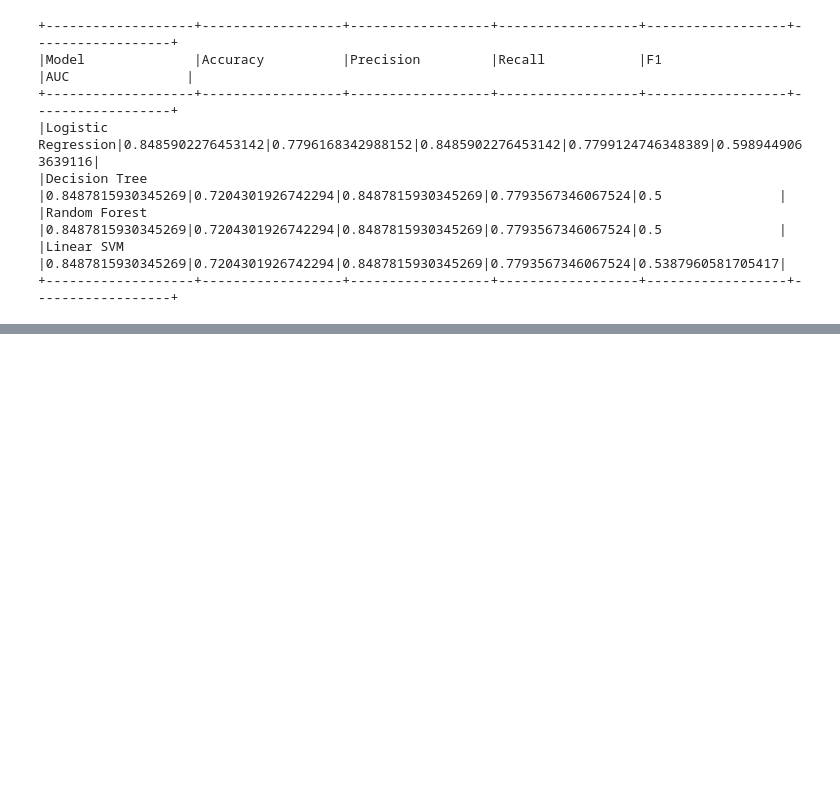
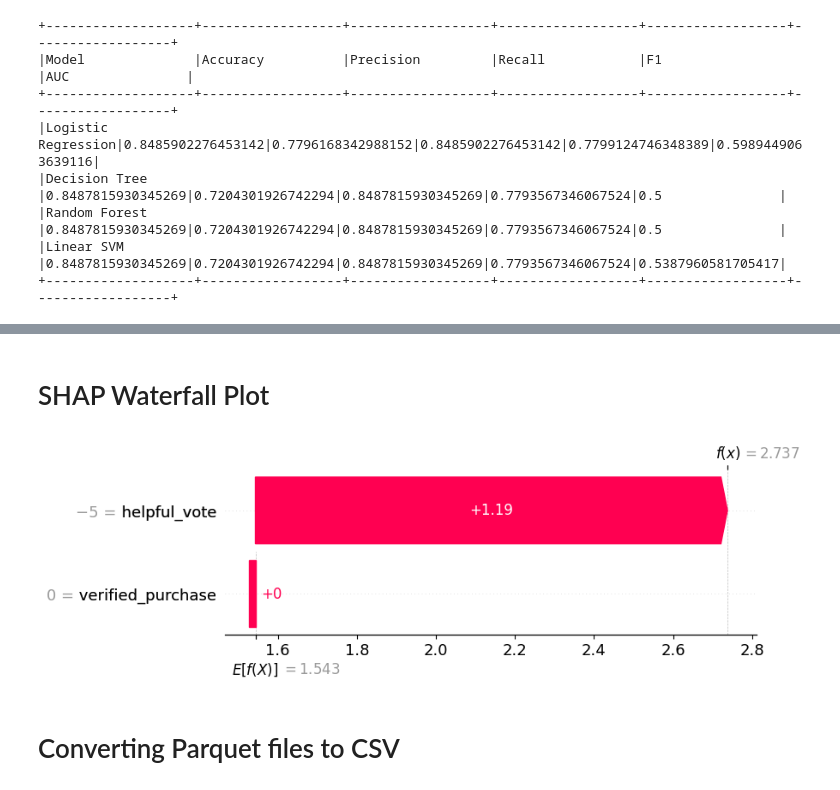
Before and after one commit to safa-najiya/7006SCN2526MAYJUL, a Jupyter notebook: 7006SCN_Initials_16818949/notebooks/Task5.ipynb, the cells around one changed output, grey strips where cells are left out. Saved outputs shown, nothing was run; the diff lists cells and outputs as text; code cells hidden in the pictures; blank space fills up the shorter version.

Commit message:
Adding SHAP with compelte task 5 code

```diff
--- a/7006SCN_Initials_16818949/notebooks/Task5.ipynb
+++ b/7006SCN_Initials_16818949/notebooks/Task5.ipynb
@@ -410,0 +413,17 @@ stability_df.show(truncate=False)
+# %%
+sample = lr_predictions.select("features", "label").limit(500).toPandas()
+
+X = np.array(sample["features"].tolist())
+
+y = sample["label"]
+# %%
+coef = np.array(lr_model.coefficients)
+
+intercept = lr_model.intercept
+# %%
+explainer = shap.LinearExplainer(
+    (coef, intercept),
+    X
+)
+
+shap_values = explainer.shap_values(X)
@@ -410,0 +432,15 @@ stability_df.show(truncate=False)
+# %% [markdown]
+# SHAP Waterfall Plot
+# %%
+shap.plots.waterfall(
+    shap.Explanation(
+        values=shap_values[0],
+        base_values=explainer.expected_value,
+        data=X[0],
+        feature_names=["helpful_vote", "verified_purchase"]
+    )
+)
+# %% [output]
+[figure, added]
+# %% [markdown]
+# Converting Parquet files to CSV
```
Also changed, not shown: parts of 6 cells of this notebook.
